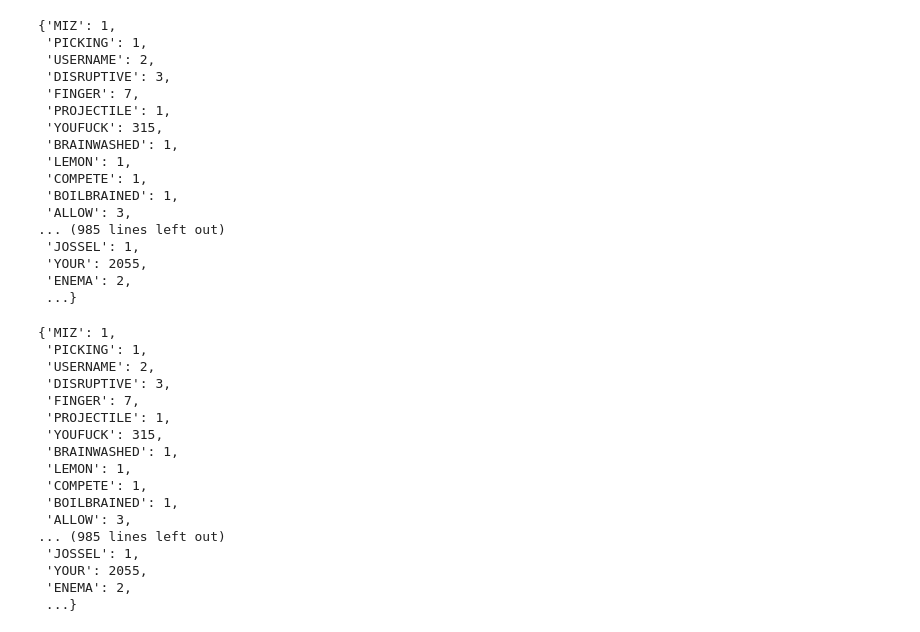
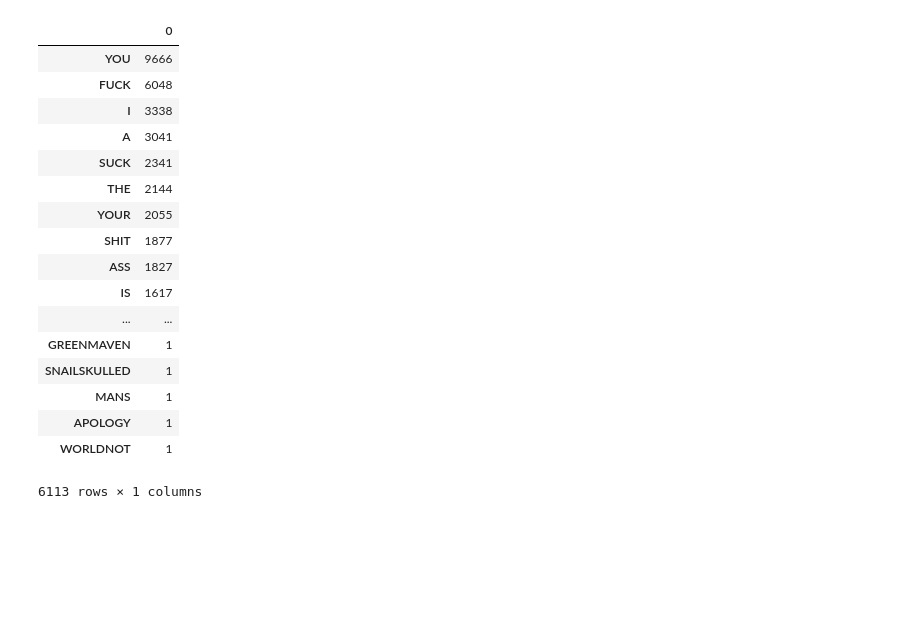
Before and after one commit to ashleyjiang28/toxic-comment, a Jupyter notebook: WordSubsetting.ipynb, the cells around one changed output. Drawn from its saved outputs; the diff is of its cells as text; code cells hidden in the pictures; blank space fills up the shorter version.

```diff
--- a/WordSubsetting.ipynb
+++ b/WordSubsetting.ipynb
@@ -57,68 +96,36 @@ df
 # %%
-df = df[df["toxic"] == 1]
+
 
 di = dict()
 for comment in df["comment_text"]:
     for word in comment.split():
         word = rem_punct(str(word).upper())
         if "HTTP" in word or word == "":
             continue
         if word in di:
             di[word] += 1
         else:
             di[word] = 1
-
-di
+pd.DataFrame.from_dict(di,'index').sort_values(0, ascending=False)
 # %% [output]
+|  | 0 |
+| YOU | 9666 |
+| FUCK | 6048 |
+| I | 3338 |
+| A | 3041 |
+| SUCK | 2341 |
+| THE | 2144 |
+| YOUR | 2055 |
+| SHIT | 1877 |
+| ASS | 1827 |
+| IS | 1617 |
+| ... | ... |
+| GREENMAVEN | 1 |
+| SNAILSKULLED | 1 |
+| MANS | 1 |
+| APOLOGY | 1 |
+| WORLDNOT | 1 |
-{'MIZ': 1,
- 'PICKING': 1,
- 'USERNAME': 2,
- 'DISRUPTIVE': 3,
- 'FINGER': 7,
- 'PROJECTILE': 1,
- 'YOUFUCK': 315,
- 'BRAINWASHED': 1,
- 'LEMON': 1,
- 'COMPETE': 1,
- 'BOILBRAINED': 1,
- 'ALLOW': 3,
-... (985 lines left out)
- 'JOSSEL': 1,
- 'YOUR': 2055,
- 'ENEMA': 2,
- ...}
+6113 rows × 1 columns
-# %%
-df = df[df["severe_toxic"] == 1]
-
-di = dict()
-for comment in df["comment_text"]:
-    for word in comment.split():
-        word = rem_punct(str(word).upper())
-        if "HTTP" in word or word == "":
-            continue
-        if word in di:
-            di[word] += 1
-        else:
-            di[word] = 1
-di
-# %% [output]
-{'MIZ': 1,
- 'PICKING': 1,
- 'USERNAME': 2,
- 'DISRUPTIVE': 3,
- 'FINGER': 7,
- 'PROJECTILE': 1,
- 'YOUFUCK': 315,
- 'BRAINWASHED': 1,
- 'LEMON': 1,
- 'COMPETE': 1,
- 'BOILBRAINED': 1,
- 'ALLOW': 3,
-... (985 lines left out)
- 'JOSSEL': 1,
- 'YOUR': 2055,
- 'ENEMA': 2,
- ...}
 # %%
 valdi = dict()
 for w in sorted(di, key=di.get, reverse=True):
```
Also changed, not shown: parts of 6 cells of this notebook, 1 other file.
